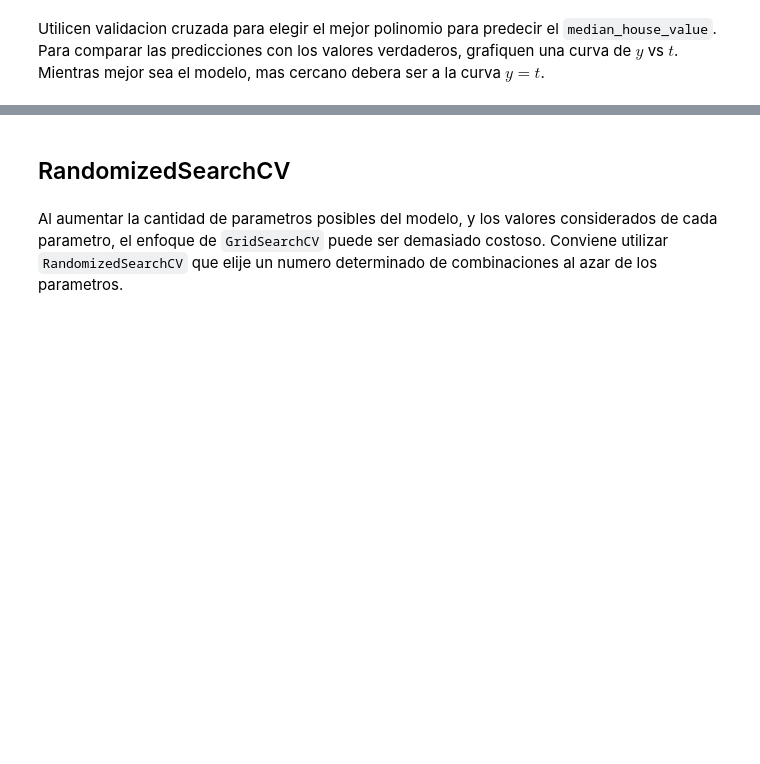
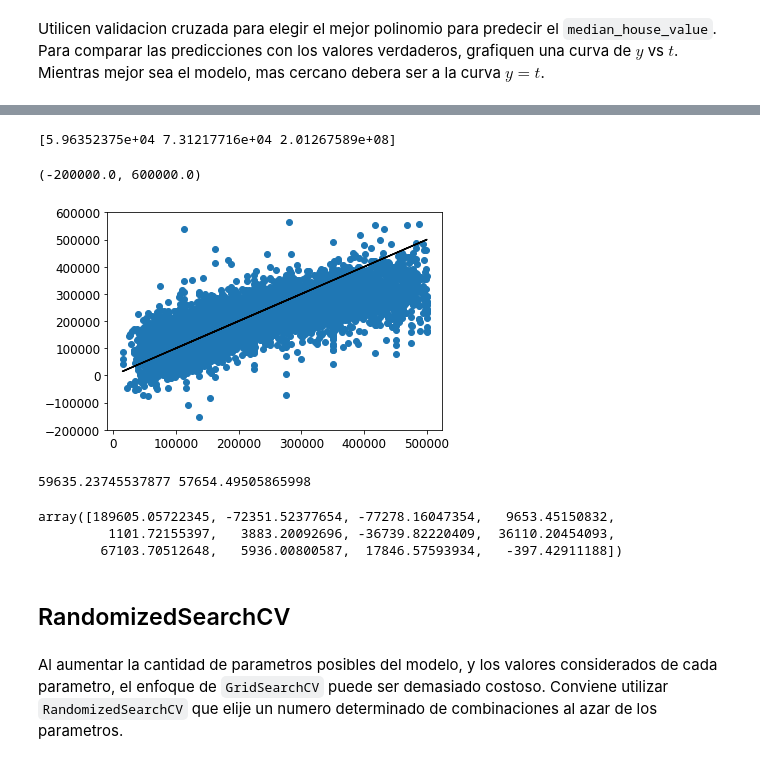
Before and after one commit to naikymen/ML_UNSAM, a Jupyter notebook: 05p_Underfitting_Overfitting_Validacion_Cruzada_WLS.ipynb, the cells around one changed output, grey strips where cells are left out. Drawn from its saved outputs; the diff is of its cells as text; code cells hidden in the pictures; blank space fills up the shorter version.

```diff
--- a/05p_Underfitting_Overfitting_Validacion_Cruzada_WLS.ipynb
+++ b/05p_Underfitting_Overfitting_Validacion_Cruzada_WLS.ipynb
@@ -464,3 +546,10 @@ housing_num_transformed=num_pipeline.fit_transform(housing_num)
 housing_test_num_transformed=num_pipeline.transform(housing_test_num)
 # %% [markdown]
 Utilicen validacion cruzada para elegir el mejor polinomio para predecir el `median_house_value`. Para comparar las predicciones con los valores verdaderos, grafiquen una curva de $y$ vs $t$. Mientras mejor sea el modelo, mas cercano debera ser a la curva $y=t$.
+# %%
+modelo = Pipeline([('features', PolynomialFeatures()),
+                    ('regression', LinearRegression(fit_intercept=False))
+                    ])
+hyperparameters={'features__degree':[1,2,3]}
+grilla=GridSearchCV(modelo,hyperparameters,refit=True,scoring='neg_mean_squared_error')
+grilla.fit(housing_num_transformed,housing_labels)
@@ -466,0 +574,11 @@ Utilicen validacion cruzada para elegir el mejor polinomio para predecir el `med
+# %%
+print(np.sqrt(-grilla.cv_results_['mean_test_score']))
+# %% [output]
+[5.96352375e+04 7.31217716e+04 2.01267589e+08]
+# %%
+plt.scatter(housing_labels,grilla.best_estimator_.predict(housing_num_transformed))
+plt.plot(housing_labels,housing_labels,'black')
+plt.ylim(-200000,600000)
+# %% [output]
+(-200000.0, 600000.0)
+[figure, added]
@@ -467,3 +587,13 @@ Utilicen validacion cruzada para elegir el mejor polinomio para predecir el `med
+# %%
+print(np.sqrt(-grilla.best_score_),np.sqrt(mse(grilla.best_estimator_.predict(housing_test_num_transformed),housing_test_labels)))
+# %% [output]
+59635.23745537877 57654.49505865998
+# %%
+grilla.best_estimator_['regression'].coef_
+# %% [output]
+array([189605.05722345, -72351.52377654, -77278.16047354,   9653.45150832,
+         1101.72155397,   3883.20092696, -36739.82220409,  36110.20454093,
+        67103.70512648,   5936.00800587,  17846.57593934,   -397.42911188])
 # %% [markdown]
 ## RandomizedSearchCV
 # %% [markdown]
```
Also changed, not shown: parts of 10 cells of this notebook.
